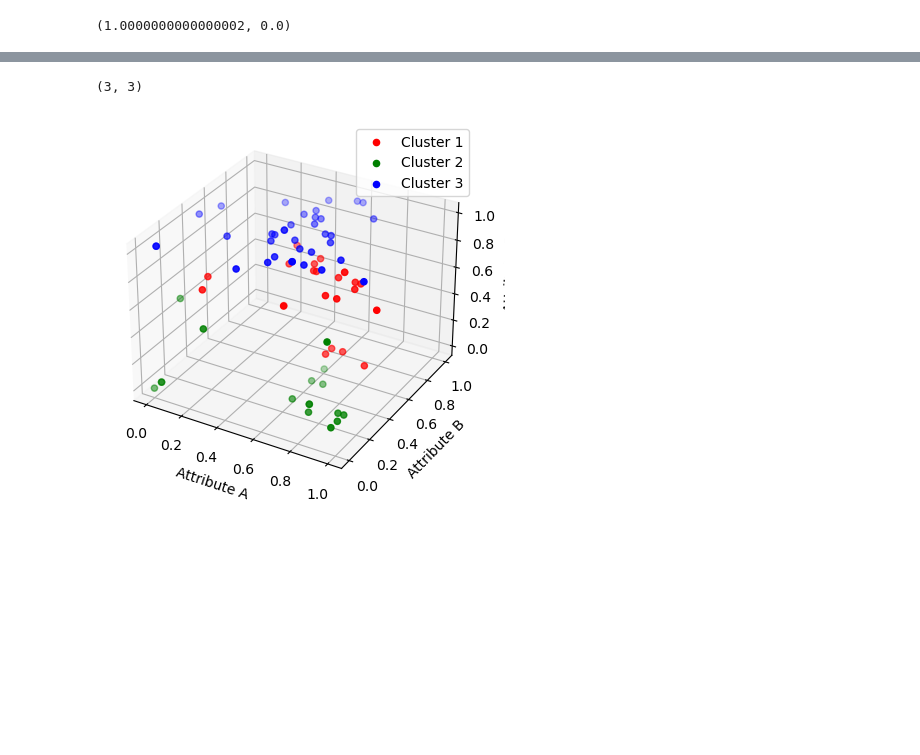
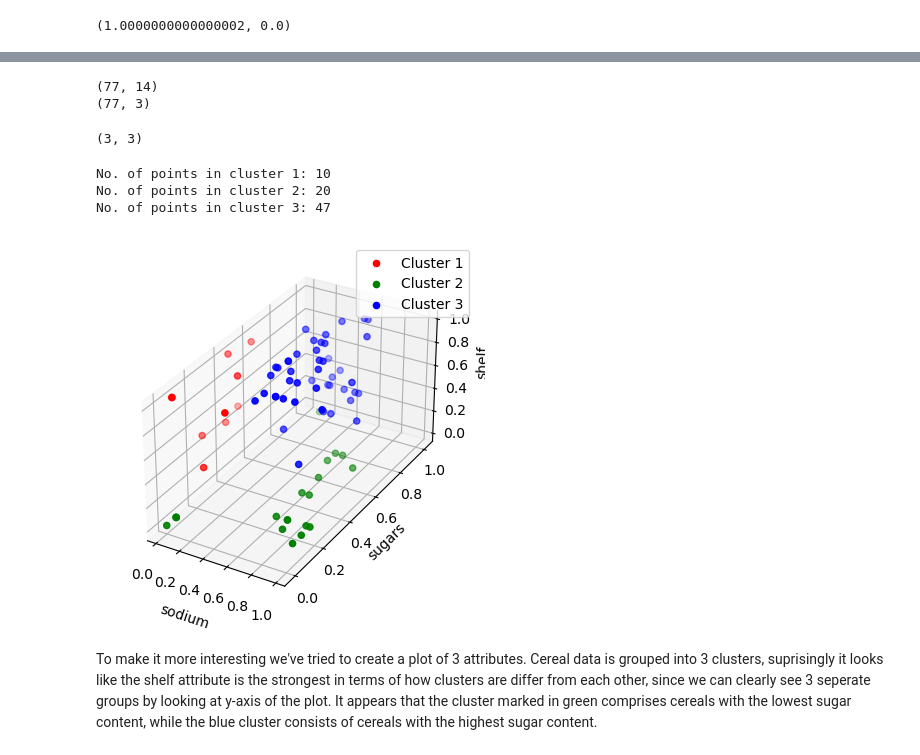
Before and after one commit to kamil271e/snum-lab, a Jupyter notebook: lab4_kmeans/k-means_exercises.ipynb, the cells around one changed output, grey strips where cells are left out. Drawn from its saved outputs; the diff is of its cells as text; code cells hidden in the pictures; blank space fills up the shorter version.

Commit message:
Lab4: KMeans assignment finished

```diff
--- a/lab4_kmeans/k-means_exercises.ipynb
+++ b/lab4_kmeans/k-means_exercises.ipynb
@@ -261,3 +259,12 @@ print(X.shape)
+# %%
+print(X_norm.shape)
+X_transformed, indices = feature_selection(X_norm)
+print(X_transformed.shape)
+features = X.columns[indices].astype(str)
+X = X_transformed
+# %% [output]
+(77, 14)
+(77, 3)
 # %%
 def get_distance(x, y):
     return np.linalg.norm(np.array(x) - np.array(y))
@@ -292,7 +299,7 @@ def KMeans_step(X, centroids, k, clusters):
 
     return new_centroids, new_clusters, no_change
 # %%
-def KMeans_(X, centroids, k, max_iter=50):
+def KMeans_(X, centroids, k, max_iter=200):
     clusters = [[] for _ in range(k)]
     for i in range(max_iter):
         centroids, clusters, no_change = KMeans_step(X, centroids, k, clusters)
@@ -303,25 +310,34 @@ def KMeans_(X, centroids, k, max_iter=50):
 # %%
 centroids = get_centroids(X)
 print(centroids.shape)
-clusters = KMeans_(X, centroids, k=3)
+clusters = KMeans_(X, centroids, max_iter=500, k=3)
 # %% [output]
 (3, 3)
+# %%
+for i, cluster in enumerate(clusters):
+    print(f'No. of points in cluster {i+1}: {len(cluster)}')
+# %% [output]
+No. of points in cluster 1: 10
+No. of points in cluster 2: 20
+No. of points in cluster 3: 47
 # %%
 fig = plt.figure()
 ax = fig.add_subplot(111, projection='3d')
 
 colors = ['r', 'g', 'b']
 labels = ['Cluster 1', 'Cluster 2', 'Cluster 3']
 
 for i, cluster in enumerate(clusters):
     cluster = np.array(cluster)
     ax.scatter(cluster[:, 0], cluster[:, 1], cluster[:, 2], c=colors[i], label=labels[i])
 
-ax.set_xlabel('Attribute A')
-ax.set_ylabel('Attribute B')
-ax.set_zlabel('Attribute C')
+ax.set_xlabel(features[0])
+ax.set_ylabel(features[1])
+ax.set_zlabel(features[2])
 ax.legend()
-
+ax.set_box_aspect([2, 4, 2])
 plt.show()
 # %% [output]
-[figure, old version]
+[figure, new version]
+# %% [markdown]
+To make it more interesting we've tried to create a plot of 3 attributes. Cereal data is grouped into 3 clusters, suprisingly it looks like the shelf attribute is the strongest in terms of how clusters are differ from each other, since we can clearly see 3 seperate groups by looking at y-axis of the plot. It appears that the cluster marked in green comprises cereals with the lowest sugar content, while the blue cluster consists of cereals with the highest sugar content.
```
Also changed, not shown: parts of 6 cells of this notebook.
